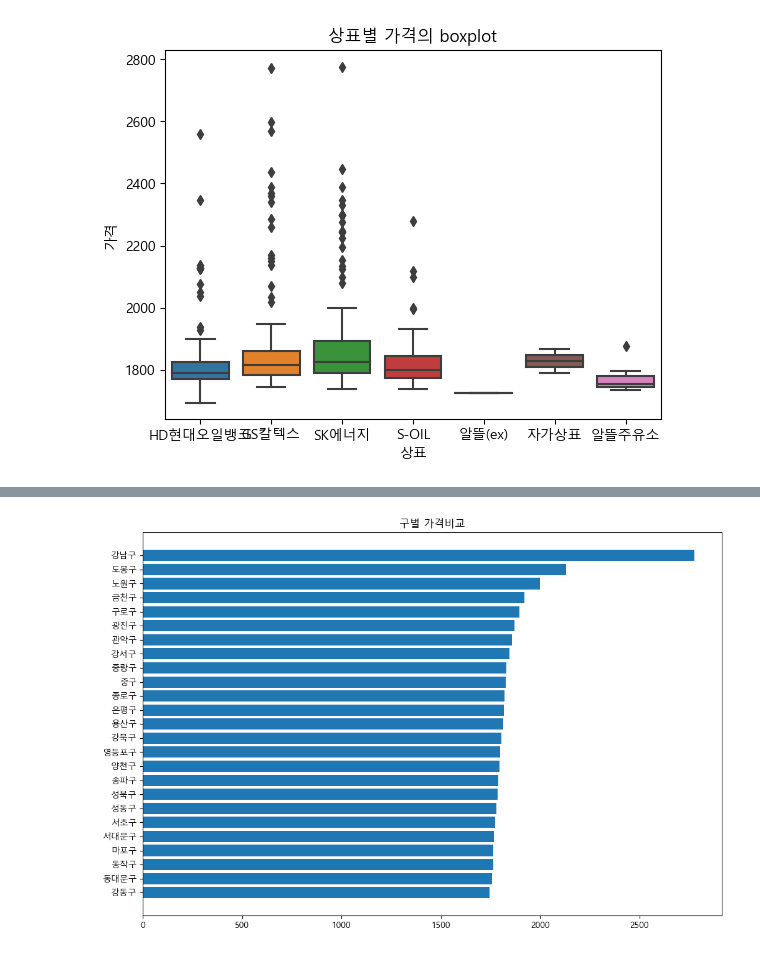
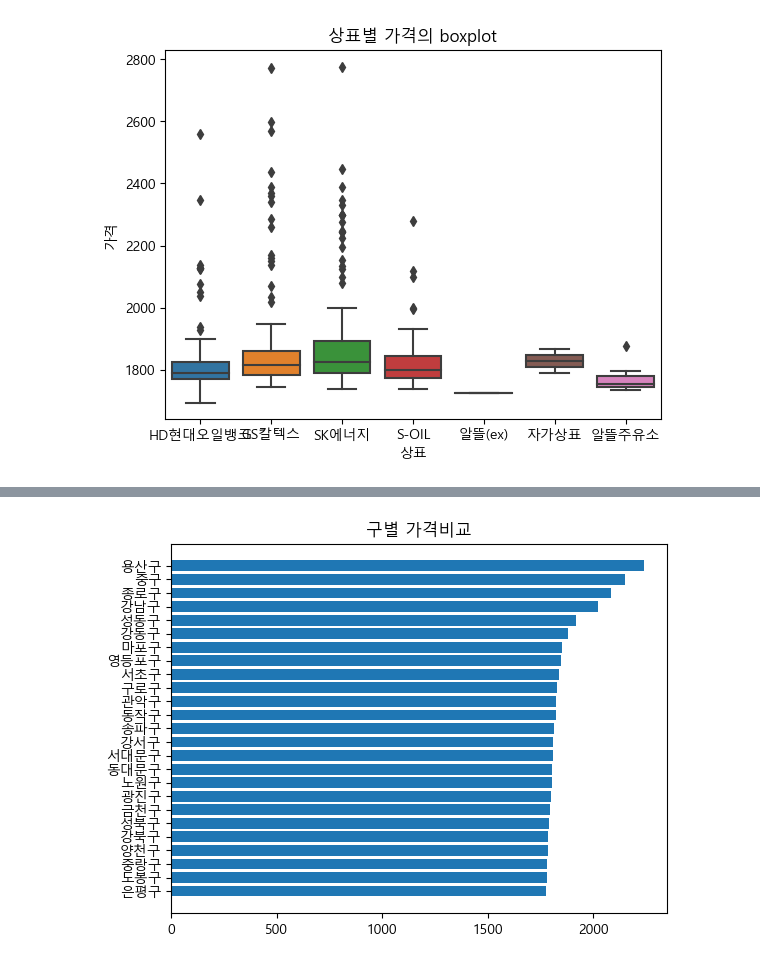
Before and after one commit to forever-young86/DataAnalysis-2023.09, a Jupyter notebook: 05.Crawling/15.Opinet.ipynb, the cells around one changed output, grey strips where cells are left out. Cells and saved outputs as stored; diff of their text form; code cells hidden in the pictures.

```diff
--- a/05.Crawling/15.Opinet.ipynb
+++ b/05.Crawling/15.Opinet.ipynb
@@ -208,0 +236,3 @@ plt.title('상표별 평균 가격의 막대그래프');
+# %%
+gu_price = df.pivot_table('가격','구')
+gu_price.sort_values(by='가격',ascending=False)
@@ -208,0 +258,3 @@ plt.title('상표별 평균 가격의 막대그래프');
+# %%
+df_gu = pd.DataFrame(gu_price)
+df_gu
@@ -209,8 +280,7 @@ plt.title('상표별 평균 가격의 막대그래프');
 # %%
 # 구별 가격 비교
-plt.figure(figsize=(12,8))
-plt.barh(df['구'], df['가격'].sort_values())
-plt.title('구별 가격비교')
-plt.show()
+gu = df_gu['가격'].sort_values()
+plt.barh(gu.index, gu.values)
+plt.title('구별 가격비교');
 # %% [output]
-[figure, old version]
+[figure, new version]
```
Also changed, not shown: parts of 5 cells of this notebook.
